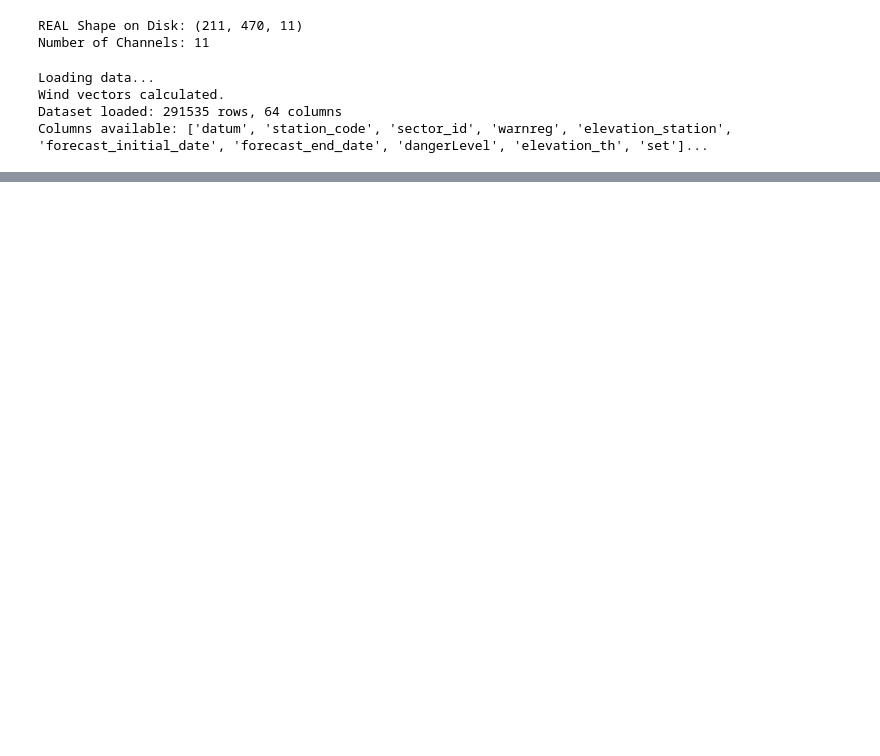
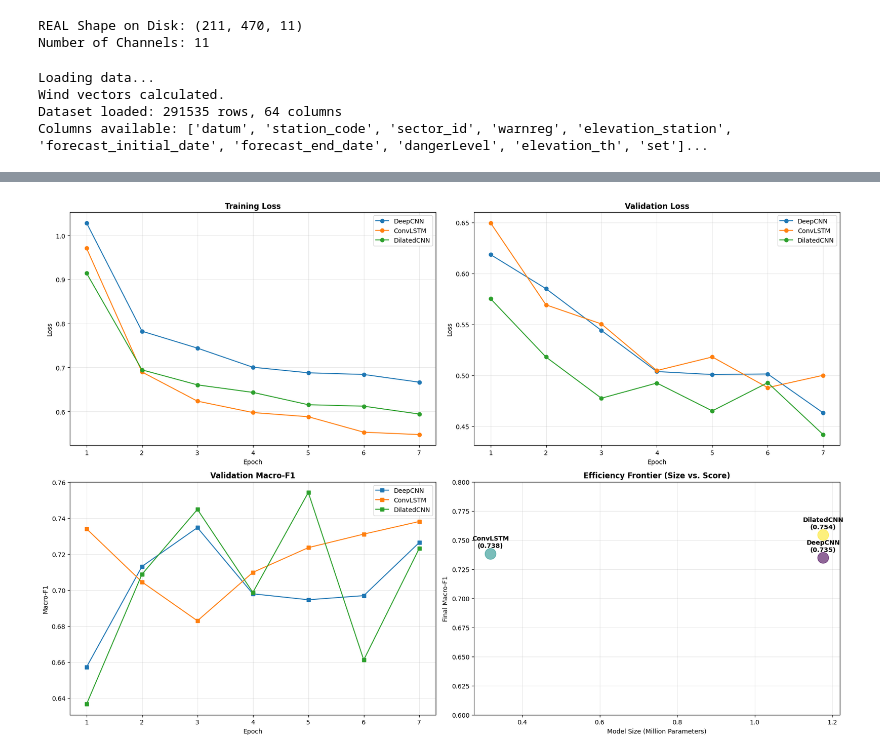
Before and after one commit to FPfenniger/AvalancheRiskProject, a Jupyter notebook: notebooks/5_DLModels.ipynb, the cells around one changed output, grey strips where cells are left out. Saved outputs shown, nothing was run; the diff lists cells and outputs as text; code cells hidden in the pictures; blank space fills up the shorter version.

```diff
--- a/notebooks/5_DLModels.ipynb
+++ b/notebooks/5_DLModels.ipynb
@@ -1687,0 +680,80 @@ print("\n✅ Test results saved to experiments/final_test_results.json")
+# %%
+# ====================================================================
+# 1. FIX THE RESULTS DICTIONARY
+# ====================================================================
+# We need to ensure every model in 'results' has the keys the plotter expects.
+
+for name, data in results.items():
+    # A. Fix Key Mismatches (Parameters -> total_params)
+    if 'Parameters' in data:
+        data['total_params'] = data['Parameters']
+    if 'F1' in data:
+        data['final_macro_f1'] = data['F1']
+
+    # B. Fill Missing Parameter Counts (for Recovered models)
+    if 'total_params' not in data:
+        # Instantiate a dummy model to count parameters
+        if name == 'DeepCNN':
+            dummy = DeepAvalancheNet(INPUT_CHANNELS, 5)
+        elif name == 'ConvLSTM':
+            dummy = AvalancheConvLSTM(INPUT_CHANNELS, 5)
+        elif name == 'DilatedCNN':
+            dummy = DilatedAvalancheNet(INPUT_CHANNELS, 5)
+
+        params = sum(p.numel() for p in dummy.parameters())
+        data['total_params'] = params
+        data['final_macro_f1'] = data.get('F1', 0) # Ensure F1 exists
+
+    # C. Handle Missing History (Create empty lists if they don't exist)
+    if 'train_losses' not in data:
+        data['train_losses'] = []
+        data['val_losses'] = []
+        data['val_macro_f1s'] = []
+
+# ====================================================================
+# 2. ROBUST PLOTTING CODE
+# ====================================================================
+fig, ((ax1, ax2), (ax3, ax4)) = plt.subplots(2, 2, figsize=(18, 12))
+
+# A. Curves (Only plot if history exists)
+for arch_name, metrics in results.items():
+    if len(metrics['train_losses']) > 0:
+        epochs = range(1, len(metrics['train_losses']) + 1)
+        ax1.plot(epochs, metrics['train_losses'], label=arch_name, marker='o')
+        ax2.plot(epochs, metrics['val_losses'], label=arch_name, marker='o')
+        ax3.plot(epochs, metrics['val_macro_f1s'], label=arch_name, marker='s')
+    else:
+        print(f"ℹ️ Skipping curves for {arch_name} (Recovered from file, no history)")
+
+# Style for Curves
+for ax, title, ylabel in zip([ax1, ax2, ax3],
+                           ['Training Loss', 'Validation Loss', 'Validation Macro-F1'],
+                           ['Loss', 'Loss', 'Macro-F1']):
+    ax.set_title(title, fontsize=12, fontweight='bold')
+    ax.set_xlabel('Epoch')
+    ax.set_ylabel(ylabel)
+    ax.legend()
+    ax.grid(True, alpha=0.3)
+
+# B. Scatter Plot (Model Size vs Performance) - This will now work for ALL
+arch_names = list(results.keys())
+params = [results[a]['total_params'] / 1e6 for a in arch_names] # Millions
+f1s = [results[a]['final_macro_f1'] for a in arch_names]
+
+scatter = ax4.scatter(params, f1s, s=300, alpha=0.6, c=range(len(arch_names)), cmap='viridis')
+
+for i, name in enumerate(arch_names):
+    ax4.annotate(f"{name}\n({f1s[i]:.3f})", (params[i], f1s[i]),
+                xytext=(0, 10), textcoords='offset points', ha='center', fontweight='bold')
+
+ax4.set_xlabel('Model Size (Million Parameters)')
+ax4.set_ylabel('Final Macro-F1')
+ax4.set_title('Efficiency Frontier (Size vs. Score)', fontsize=12, fontweight='bold')
+ax4.grid(True, alpha=0.3)
+ax4.set_ylim(0.6, 0.8) # Zoom in to relevant F1 range
+
+plt.tight_layout()
+plt.savefig('experiments/week1_training_curves.png')
+plt.show()
+# %% [output]
+[figure, added]
```
Also changed, not shown: parts of 44 cells of this notebook, 8 other files.
